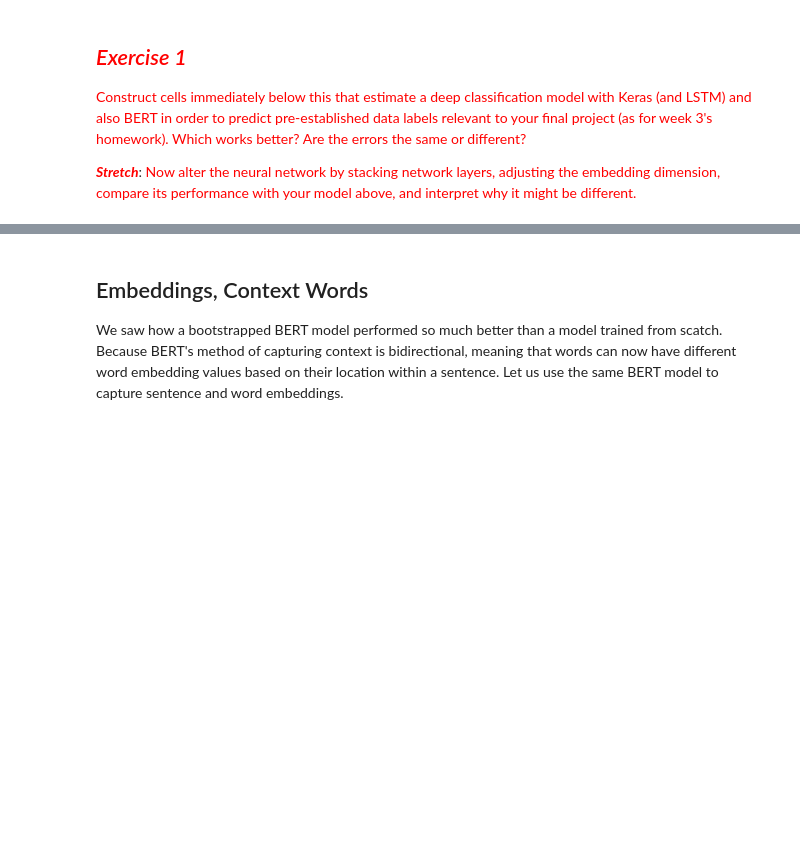
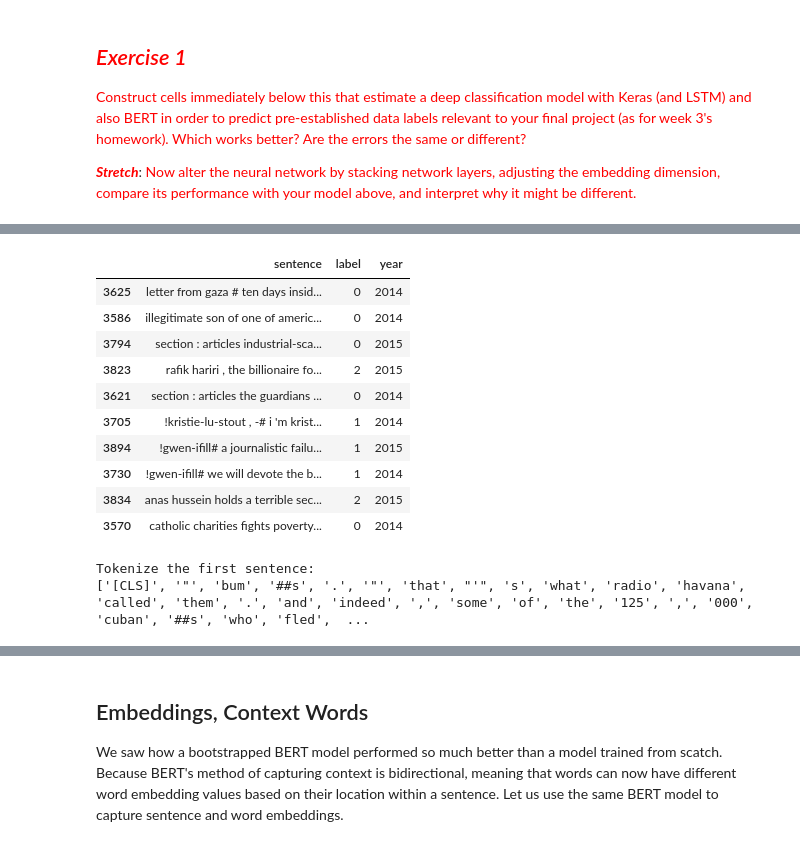
Before and after one commit to rachel-ker/Content-Analysis-2020, a Jupyter notebook: week-8/8-Deep-Neural-Nets-and-Text.ipynb, the cells around one changed output, grey strips where cells are left out. Cells and saved outputs as stored; diff of their text form; code cells hidden in the pictures; blank space fills up the shorter version.

```diff
--- a/week-8/8-Deep-Neural-Nets-and-Text.ipynb
+++ b/week-8/8-Deep-Neural-Nets-and-Text.ipynb
@@ -748,0 +787,14 @@ Saving model to ./model_save/
+# %%
+df_test.sample(10)
+# %% [output]
+|  | sentence | label | year |
+| 3625 | letter from gaza # ten days insid... | 0 | 2014 |
+| 3586 | illegitimate son of one of americ... | 0 | 2014 |
+| 3794 | section : articles industrial-sca... | 0 | 2015 |
+| 3823 | rafik hariri , the billionaire fo... | 2 | 2015 |
+| 3621 | section : articles the guardians ... | 0 | 2014 |
+| 3705 | !kristie-lu-stout , -# i 'm krist... | 1 | 2014 |
+| 3894 | !gwen-ifill# a journalistic failu... | 1 | 2015 |
+| 3730 | !gwen-ifill# we will devote the b... | 1 | 2014 |
+| 3834 | anas hussein holds a terrible sec... | 2 | 2015 |
+| 3570 | catholic charities fights poverty... | 0 | 2014 |
@@ -748,0 +808,9 @@ Saving model to ./model_save/
+# %%
+tokenizer = BertTokenizer.from_pretrained('bert-base-uncased', do_lower_case=True)
+
+tokenized_texts = [tokenizer.tokenize(sent) for sent in sentences]
+print ("Tokenize the first sentence:")
+print (tokenized_texts[0])
+# %% [output]
+Tokenize the first sentence:
+['[CLS]', '"', 'bum', '##s', '.', '"', 'that', "'", 's', 'what', 'radio', 'havana', 'called', 'them', '.', 'and', 'indeed', ',', 'some', 'of', 'the', '125', ',', '000', 'cuban', '##s', 'who', 'fled',  ...
```
Also changed, not shown: parts of 63 cells of this notebook.
